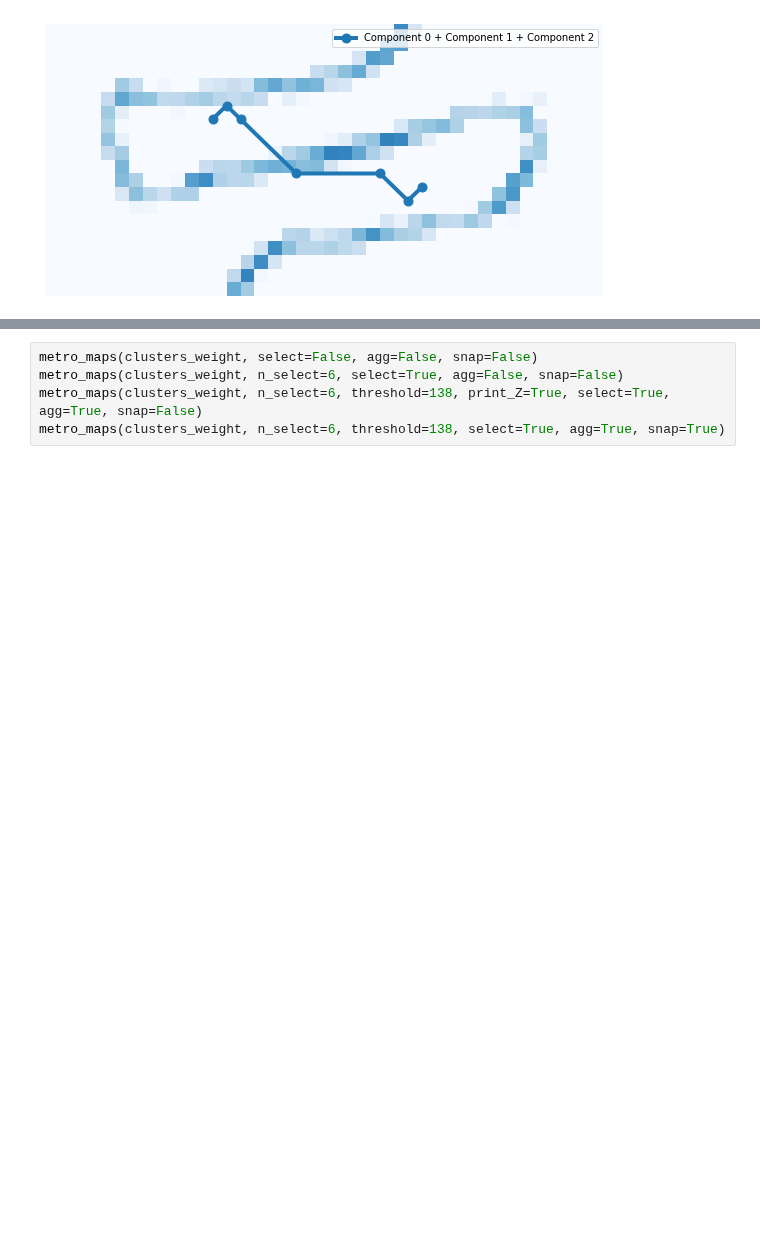
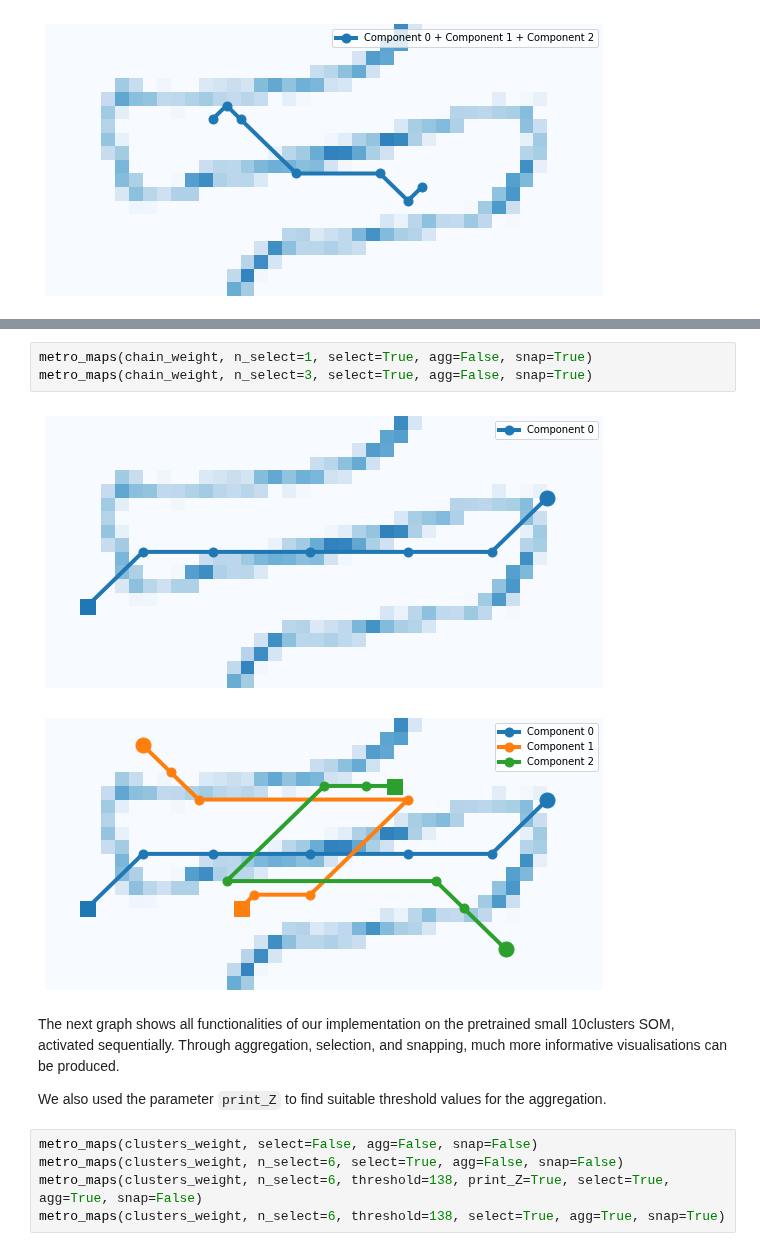
Before and after one commit to filipLoisel/SOS, a Jupyter notebook: UE3/src/main.ipynb, the cells around one changed output, grey strips where cells are left out. Saved outputs shown, nothing was run; the diff lists cells and outputs as text; blank space fills up the shorter version.

Commit message:
docs: Add parameter descr.

```diff
--- a/UE3/src/main.ipynb
+++ b/UE3/src/main.ipynb
@@ -519,3 +525,13 @@ metro_maps(chain_weight, threshold=1000, select=False, agg=True, snap=True)
+# %%
+metro_maps(chain_weight, n_select=1, select=True, agg=False, snap=True)
+metro_maps(chain_weight, n_select=3, select=True, agg=False, snap=True)
+# %% [output]
+[figure, added]
+[figure, added]
+# %% [markdown]
+The next graph shows all functionalities of our implementation on the pretrained small 10clusters SOM, activated sequentially. Through aggregation, selection, and snapping, much more informative visualisations can be produced.
+
+We also used the parameter `print_Z` to find suitable threshold values for the aggregation.
 # %%
 metro_maps(clusters_weight, select=False, agg=False, snap=False)
 metro_maps(clusters_weight, n_select=6, select=True, agg=False, snap=False)
```
Also changed, not shown: parts of 6 cells of this notebook.
